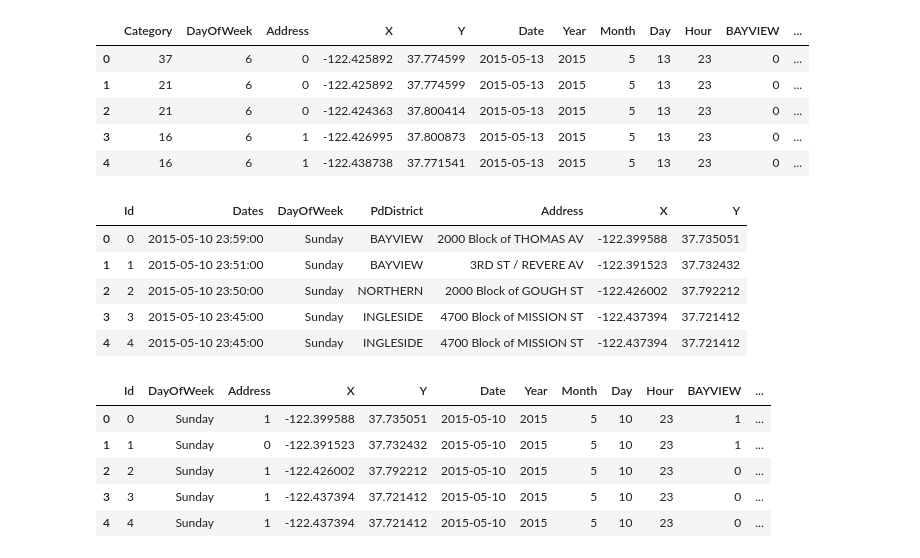
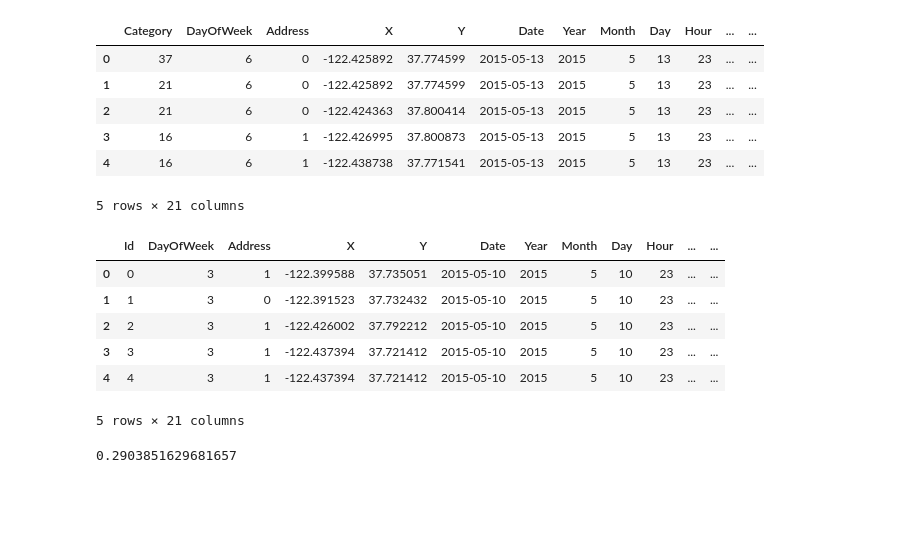
Before and after one commit to Yukari1219/kaggle, a Jupyter notebook: Crime Classification/case_9.ipynb, the cells around one changed output. Drawn from its saved outputs; the diff is of its cells as text; code cells hidden in the pictures; blank space fills up the shorter version.

```diff
--- a/Crime Classification/case_9.ipynb
+++ b/Crime Classification/case_9.ipynb
@@ -20,6 +23,16 @@ train1['Month'] = Dt.dt.month
 train1['Day'] = Dt.dt.day
 train1['Hour'] = Dt.dt.hour
 train1.drop(['Dates'], axis = 1, inplace = True)
+def to_season(month_num):
+    season = 'winter'
+    if 3<=month_num<=5:
+        season = 'spring'
+    elif 6<=month_num<=8:
+        season = 'summer'
+    elif 9<=month_num<=11:
+        season = 'autumn'
+    return season
+train1['Season'] =Dt.dt.month.apply(to_season)
 
 le = LabelEncoder()
 train1['DayOfWeek'] = le.fit_transform(train1['DayOfWeek'])
@@ -37,18 +50,10 @@ train1.drop(['PdDistrict'], axis = 1, inplace=True)
 
 train1.head()
 # %% [output]
-|  | Category | DayOfWeek | Address | X | Y | Date | Year | Month | Day | Hour | BAYVIEW | ... |
-| 0 | 37 | 6 | 0 | -122.425892 | 37.774599 | 2015-05-13 | 2015 | 5 | 13 | 23 | 0 | ... |
-| 1 | 21 | 6 | 0 | -122.425892 | 37.774599 | 2015-05-13 | 2015 | 5 | 13 | 23 | 0 | ... |
-| 2 | 21 | 6 | 0 | -122.424363 | 37.800414 | 2015-05-13 | 2015 | 5 | 13 | 23 | 0 | ... |
-| 3 | 16 | 6 | 1 | -122.426995 | 37.800873 | 2015-05-13 | 2015 | 5 | 13 | 23 | 0 | ... |
-| 4 | 16 | 6 | 1 | -122.438738 | 37.771541 | 2015-05-13 | 2015 | 5 | 13 | 23 | 0 | ... |
+|  | Category | DayOfWeek | Address | X | Y | Date | Year | Month | Day | Hour | ... | ... |
+| 0 | 37 | 6 | 0 | -122.425892 | 37.774599 | 2015-05-13 | 2015 | 5 | 13 | 23 | ... | ... |
+| 1 | 21 | 6 | 0 | -122.425892 | 37.774599 | 2015-05-13 | 2015 | 5 | 13 | 23 | ... | ... |
+| 2 | 21 | 6 | 0 | -122.424363 | 37.800414 | 2015-05-13 | 2015 | 5 | 13 | 23 | ... | ... |
+| 3 | 16 | 6 | 1 | -122.426995 | 37.800873 | 2015-05-13 | 2015 | 5 | 13 | 23 | ... | ... |
+| 4 | 16 | 6 | 1 | -122.438738 | 37.771541 | 2015-05-13 | 2015 | 5 | 13 | 23 | ... | ... |
+5 rows × 21 columns
-# %%
-test.head()
-# %% [output]
-|  | Id | Dates | DayOfWeek | PdDistrict | Address | X | Y |
-| 0 | 0 | 2015-05-10 23:59:00 | Sunday | BAYVIEW | 2000 Block of THOMAS AV | -122.399588 | 37.735051 |
-| 1 | 1 | 2015-05-10 23:51:00 | Sunday | BAYVIEW | 3RD ST / REVERE AV | -122.391523 | 37.732432 |
-| 2 | 2 | 2015-05-10 23:50:00 | Sunday | NORTHERN | 2000 Block of GOUGH ST | -122.426002 | 37.792212 |
-| 3 | 3 | 2015-05-10 23:45:00 | Sunday | INGLESIDE | 4700 Block of MISSION ST | -122.437394 | 37.721412 |
-| 4 | 4 | 2015-05-10 23:45:00 | Sunday | INGLESIDE | 4700 Block of MISSION ST | -122.437394 | 37.721412 |
@@ -55,32 +66,43 @@ test.head()
 # %%
 # Case9 PdDistrictのみone-hot test.ver
 
 Dt = pd.to_datetime(test['Dates'])
 test['Date'] = Dt.dt.date
 test['Year'] = Dt.dt.year
 test['Month'] = Dt.dt.month
 test['Day'] = Dt.dt.day
 test['Hour'] = Dt.dt.hour
 test.drop(['Dates'], axis = 1, inplace = True)
+def to_season(month_num):
+    season = 'winter'
+    if 3<=month_num<=5:
+        season = 'spring'
+    elif 6<=month_num<=8:
+        season = 'summer'
+    elif 9<=month_num<=11:
+        season = 'autumn'
+    return season
+test['Season'] =Dt.dt.month.apply(to_season)
 
 le = LabelEncoder()
-train1['DayOfWeek'] = le.fit_transform(train1['DayOfWeek'])
+test['DayOfWeek'] = le.fit_transform(test['DayOfWeek'])
 
 Ad_dict = {'.* / .*':0, '.*':1}
 test['Address'] = test['Address'].replace(Ad_dict,regex = True)
 
 
 test_PD = pd.get_dummies(test['PdDistrict'])
 
 test = pd.concat([test, test_PD], axis = 1)
 
 test.drop(['PdDistrict'], axis = 1, inplace=True)
 
 test.head()
 # %% [output]
-|  | Id | DayOfWeek | Address | X | Y | Date | Year | Month | Day | Hour | BAYVIEW | ... |
-| 0 | 0 | Sunday | 1 | -122.399588 | 37.735051 | 2015-05-10 | 2015 | 5 | 10 | 23 | 1 | ... |
-| 1 | 1 | Sunday | 0 | -122.391523 | 37.732432 | 2015-05-10 | 2015 | 5 | 10 | 23 | 1 | ... |
-| 2 | 2 | Sunday | 1 | -122.426002 | 37.792212 | 2015-05-10 | 2015 | 5 | 10 | 23 | 0 | ... |
-| 3 | 3 | Sunday | 1 | -122.437394 | 37.721412 | 2015-05-10 | 2015 | 5 | 10 | 23 | 0 | ... |
-| 4 | 4 | Sunday | 1 | -122.437394 | 37.721412 | 2015-05-10 | 2015 | 5 | 10 | 23 | 0 | ... |
+|  | Id | DayOfWeek | Address | X | Y | Date | Year | Month | Day | Hour | ... | ... |
+| 0 | 0 | 3 | 1 | -122.399588 | 37.735051 | 2015-05-10 | 2015 | 5 | 10 | 23 | ... | ... |
+| 1 | 1 | 3 | 0 | -122.391523 | 37.732432 | 2015-05-10 | 2015 | 5 | 10 | 23 | ... | ... |
+| 2 | 2 | 3 | 1 | -122.426002 | 37.792212 | 2015-05-10 | 2015 | 5 | 10 | 23 | ... | ... |
+| 3 | 3 | 3 | 1 | -122.437394 | 37.721412 | 2015-05-10 | 2015 | 5 | 10 | 23 | ... | ... |
+| 4 | 4 | 3 | 1 | -122.437394 | 37.721412 | 2015-05-10 | 2015 | 5 | 10 | 23 | ... | ... |
+5 rows × 21 columns
@@ -86,0 +126,4 @@ test.head()
+# %%
+accuracy_score(y_val, y_pred)
+# %% [output]
+0.2903851629681657
```
Also changed, not shown: parts of 8 cells of this notebook, 23 other files.
